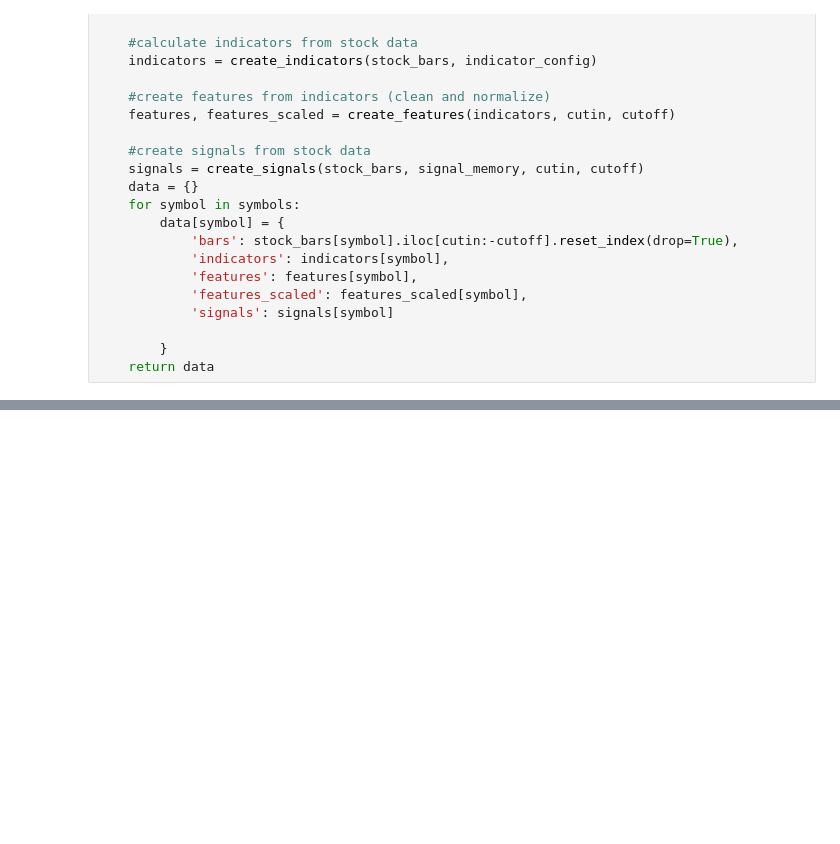
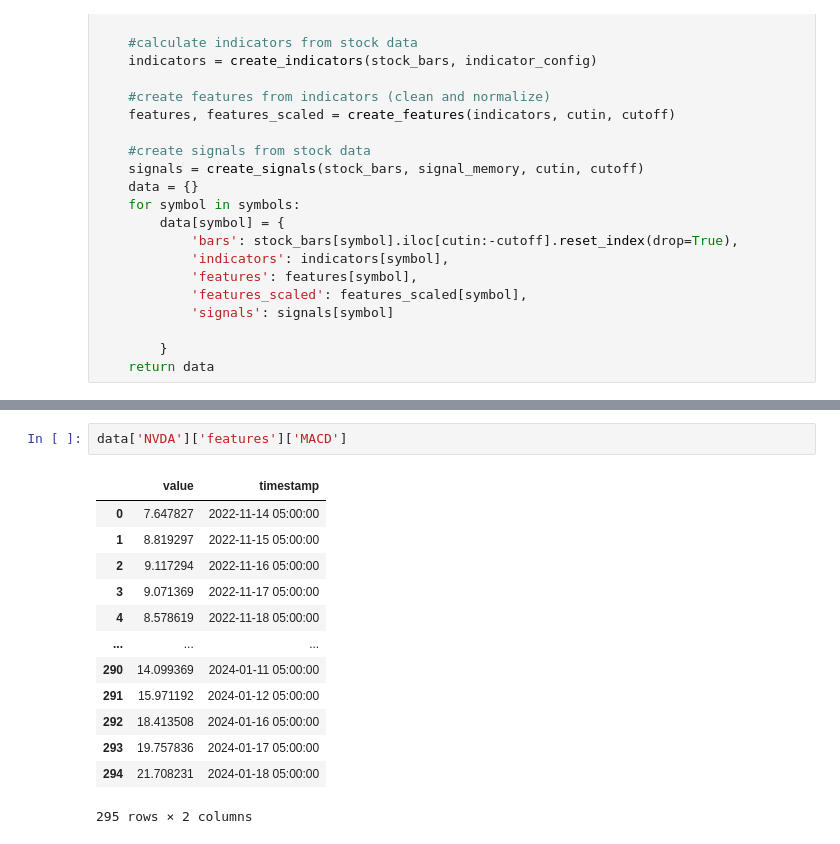
Before and after one commit to dmutascio/enigmaTrainer, a Jupyter notebook: enigmaTrainer.ipynb, the cells around one changed output, grey strips where cells are left out. Saved outputs shown, nothing was run; the diff lists cells and outputs as text; blank space fills up the shorter version.

```diff
--- a/enigmaTrainer.ipynb
+++ b/enigmaTrainer.ipynb
@@ -678,0 +612,16 @@ plt.show()
+# %%
+data['NVDA']['features']['MACD']
+# %% [output]
+|  | value | timestamp |
+| 0 | 7.647827 | 2022-11-14 05:00:00 |
+| 1 | 8.819297 | 2022-11-15 05:00:00 |
+| 2 | 9.117294 | 2022-11-16 05:00:00 |
+| 3 | 9.071369 | 2022-11-17 05:00:00 |
+| 4 | 8.578619 | 2022-11-18 05:00:00 |
+| ... | ... | ... |
+| 290 | 14.099369 | 2024-01-11 05:00:00 |
+| 291 | 15.971192 | 2024-01-12 05:00:00 |
+| 292 | 18.413508 | 2024-01-16 05:00:00 |
+| 293 | 19.757836 | 2024-01-17 05:00:00 |
+| 294 | 21.708231 | 2024-01-18 05:00:00 |
+295 rows × 2 columns
```
Also changed, not shown: parts of 30 cells of this notebook.
